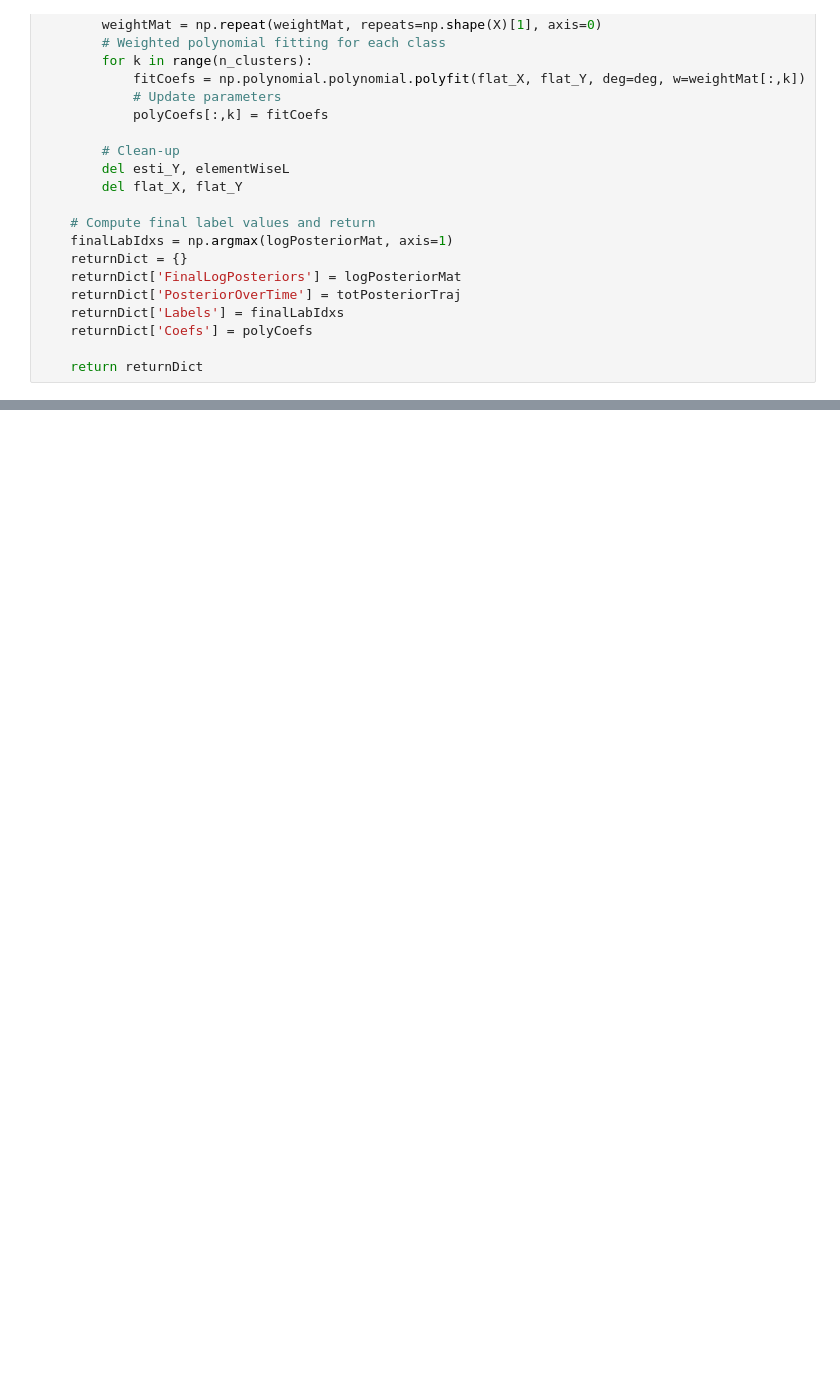
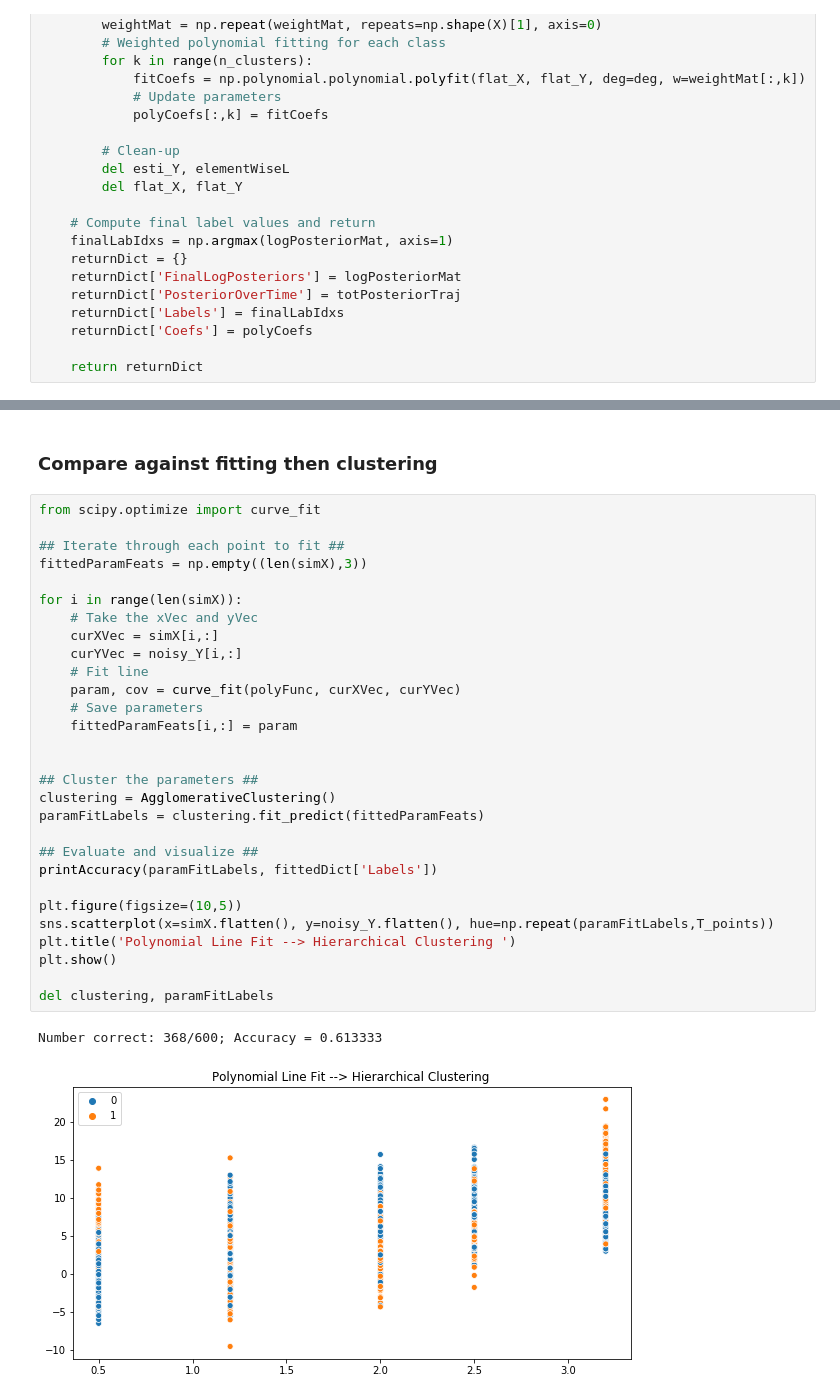
Before and after one commit to im-ant/COMP551_Applied_ML, a Jupyter notebook: algorithms/Model_Based_EM.ipynb, the cells around one changed output, grey strips where cells are left out. Saved outputs shown, nothing was run; the diff lists cells and outputs as text; blank space fills up the shorter version.

```diff
--- a/algorithms/Model_Based_EM.ipynb
+++ b/algorithms/Model_Based_EM.ipynb
@@ -200,0 +263,34 @@ Number correct: 584/600; Accuracy = 0.973333
+# %% [markdown]
+### Compare against fitting then clustering
+# %%
+from scipy.optimize import curve_fit
+
+## Iterate through each point to fit ##
+fittedParamFeats = np.empty((len(simX),3))
+
+for i in range(len(simX)):
+    # Take the xVec and yVec
+    curXVec = simX[i,:]
+    curYVec = noisy_Y[i,:]
+    # Fit line
+    param, cov = curve_fit(polyFunc, curXVec, curYVec)
+    # Save parameters
+    fittedParamFeats[i,:] = param
+
+
+## Cluster the parameters ##
+clustering = AgglomerativeClustering()
+paramFitLabels = clustering.fit_predict(fittedParamFeats)
+
+## Evaluate and visualize ##
+printAccuracy(paramFitLabels, fittedDict['Labels'])
+
+plt.figure(figsize=(10,5))
+sns.scatterplot(x=simX.flatten(), y=noisy_Y.flatten(), hue=np.repeat(paramFitLabels,T_points))
+plt.title('Polynomial Line Fit --> Hierarchical Clustering ')
+plt.show()
+
+del clustering, paramFitLabels
+# %% [output]
+Number correct: 368/600; Accuracy = 0.613333
+[figure, added]
```
Also changed, not shown: parts of 11 cells of this notebook.
